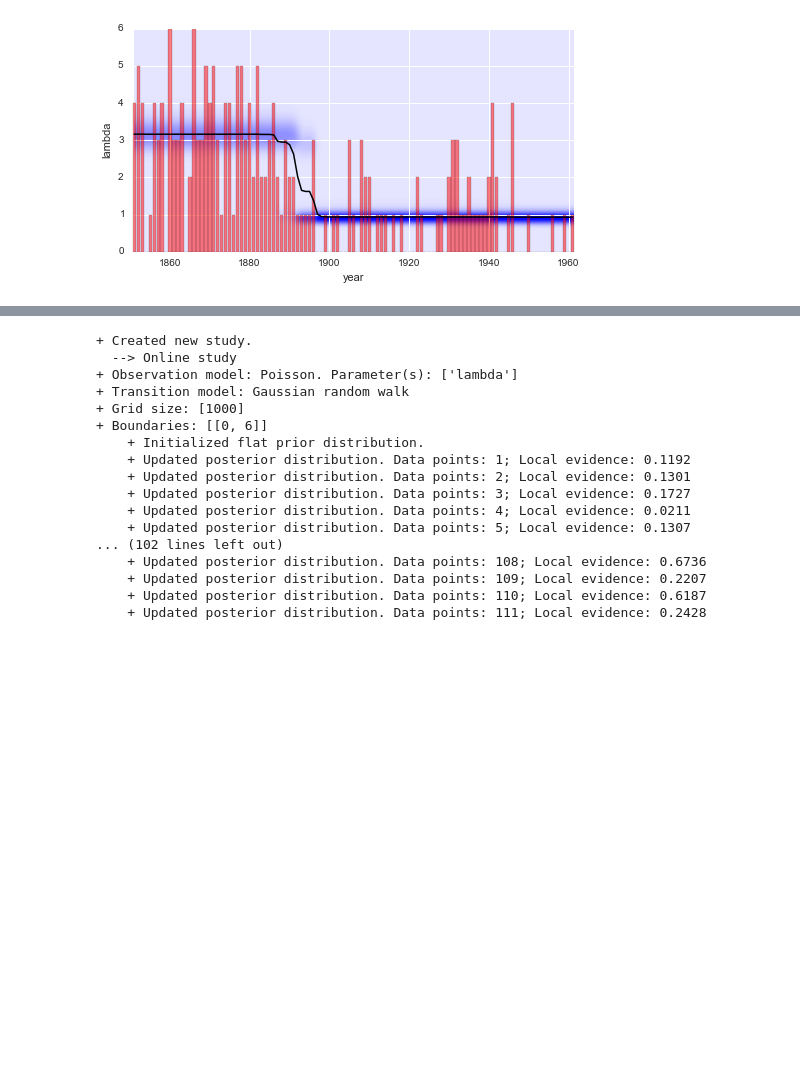
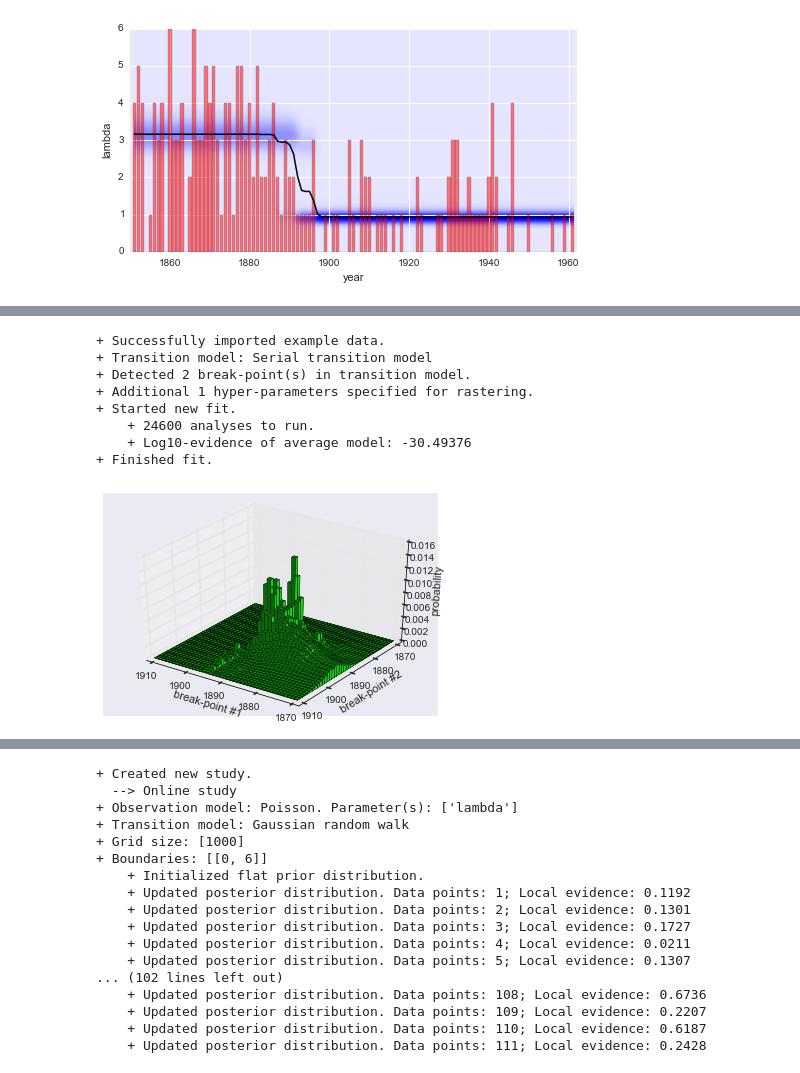
Before and after one commit to christophmark/bayesloop, a Jupyter notebook: docs/bayesloop_tutorial.ipynb, the cells around one changed output, grey strips where cells are left out. Cells and saved outputs as stored; diff of their text form; code cells hidden in the pictures; blank space fills up the shorter version.

```diff
--- a/docs/bayesloop_tutorial.ipynb
+++ b/docs/bayesloop_tutorial.ipynb
@@ -619,0 +670,31 @@ TODO: example
+# %%
+CPS.loadExampleData()
+CPS.rawData = CPS.rawData[19:60] # restrict analysis to 1870-1910
+
+K = bl.tm.SerialTransitionModel(bl.tm.Static(),
+                                15,
+                                bl.tm.Linear(slope=-0.3),
+                                30,
+                                bl.tm.Static()
+                                )
+
+CPS.setTransitionModel(K)
+CPS.fit(raster=[['slope', -2.0, 0.0, 30]], silent=True) #, evidenceOnly=True
+
+CPS.plotJointBreakpointDistribution(indices=[0, 1], tRange=[1870, 1910], color=[0.1, 0.8, 0.1])
+plt.xlim([1869, 1911])
+plt.ylim([1869, 1911])
+
+# set proper view-point
+ax = plt.gca()
+ax.view_init(elev=35, azim=125)
+# %% [output]
++ Successfully imported example data.
++ Transition model: Serial transition model
++ Detected 2 break-point(s) in transition model.
++ Additional 1 hyper-parameters specified for rastering.
++ Started new fit.
+    + 24600 analyses to run.
+    + Log10-evidence of average model: -30.49376
++ Finished fit.
+[figure, added]
```
Also changed, not shown: parts of 33 cells of this notebook.
